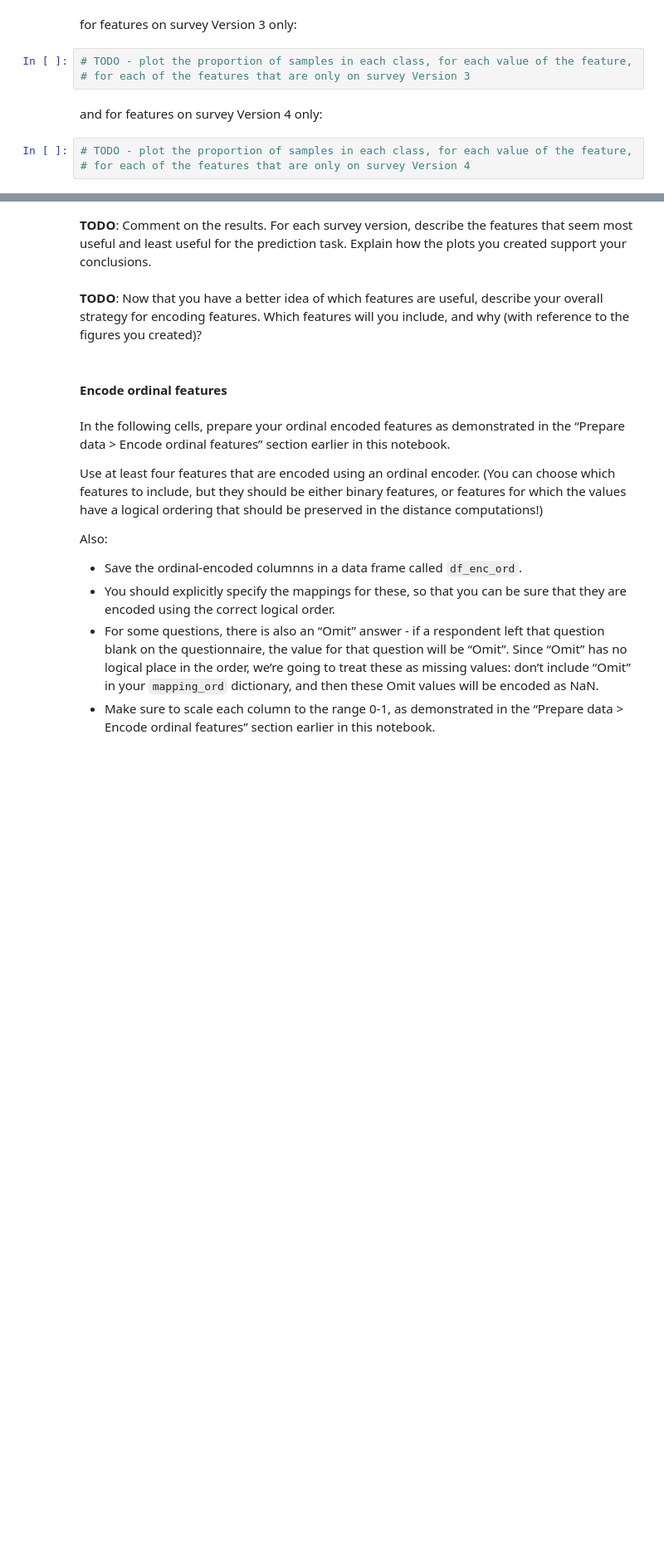
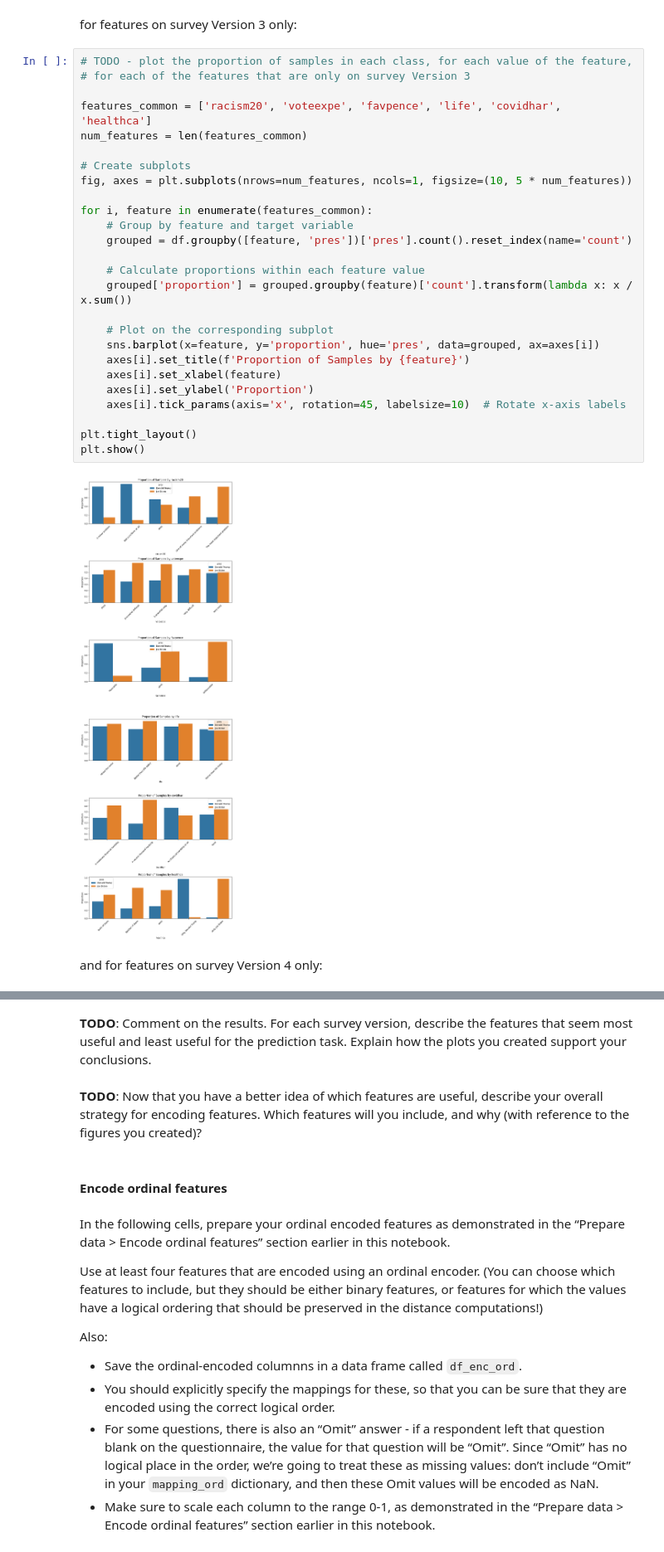
Before and after one commit to daesung9511/Chattering, a Jupyter notebook: notebooks/6-knn-voter-classification-2020-hw.ipynb, the cells around one changed output, grey strips where cells are left out. Shown at 83% size. Saved outputs shown, nothing was run; the diff lists cells and outputs as text; blank space fills up the shorter version.

```diff
--- a/notebooks/6-knn-voter-classification-2020-hw.ipynb
+++ b/notebooks/6-knn-voter-classification-2020-hw.ipynb
@@ -1360,10 +1264,32 @@ for feature in COMMON_FEATURES_ALL_VERSION:
 # %% [markdown]
 for features on survey Version 3 only:
-# %%
-# TODO - plot the proportion of samples in each class, for each value of the feature,
-# for each of the features that are only on survey Version 3
+# %%
+# TODO - plot the proportion of samples in each class, for each value of the feature,
+# for each of the features that are only on survey Version 3
+
+features_common = ['racism20', 'voteexpe', 'favpence', 'life', 'covidhar', 'healthca']
+num_features = len(features_common)
+
+# Create subplots
+fig, axes = plt.subplots(nrows=num_features, ncols=1, figsize=(10, 5 * num_features))
+
+for i, feature in enumerate(features_common):
+    # Group by feature and target variable
+    grouped = df.groupby([feature, 'pres'])['pres'].count().reset_index(name='count')
+
+    # Calculate proportions within each feature value
+    grouped['proportion'] = grouped.groupby(feature)['count'].transform(lambda x: x / x.sum())
+
+    # Plot on the corresponding subplot
+    sns.barplot(x=feature, y='proportion', hue='pres', data=grouped, ax=axes[i])
+    axes[i].set_title(f'Proportion of Samples by {feature}')
+    axes[i].set_xlabel(feature)
+    axes[i].set_ylabel('Proportion')
+    axes[i].tick_params(axis='x', rotation=45, labelsize=10)  # Rotate x-axis labels
+
+plt.tight_layout()
+plt.show()
+# %% [output]
+[figure, added]
 # %% [markdown]
 and for features on survey Version 4 only:
-# %%
-# TODO - plot the proportion of samples in each class, for each value of the feature,
-# for each of the features that are only on survey Version 4
```
Also changed, not shown: parts of 12 cells of this notebook.
